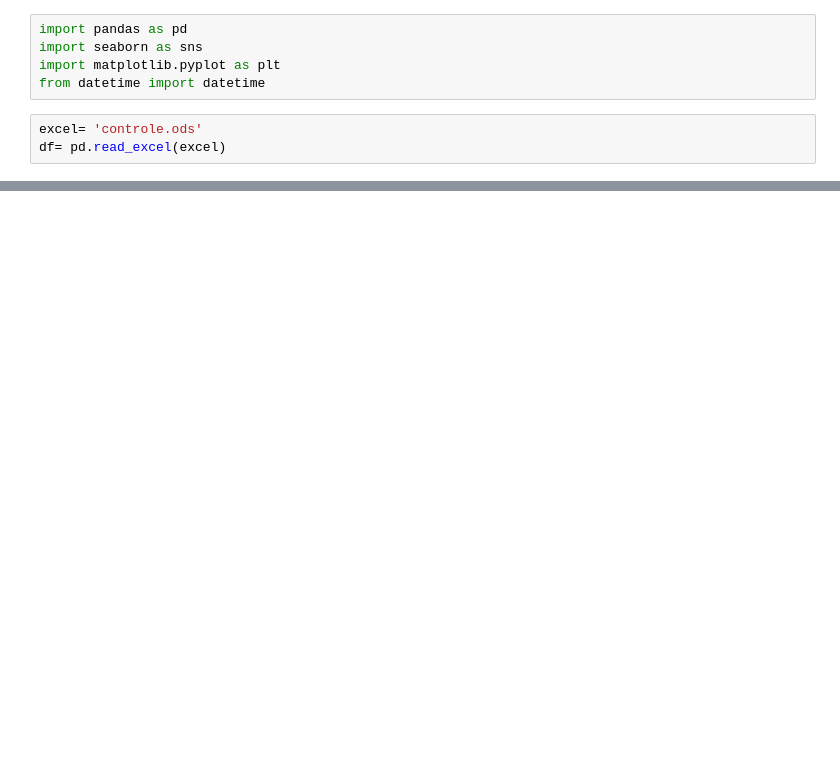
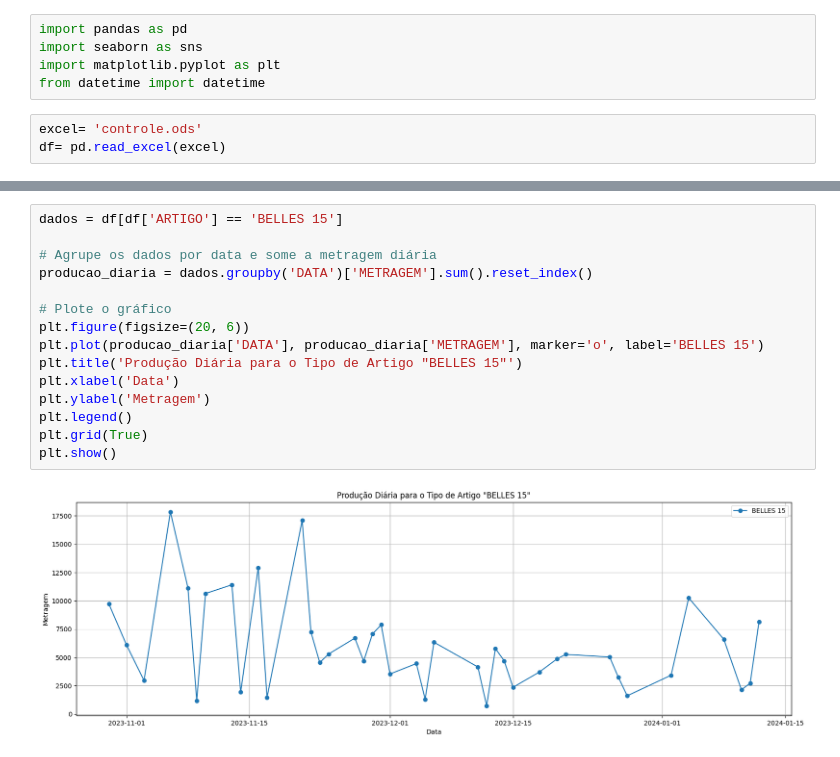
Before and after one commit to luisfernandogbraga/ANALISE_DE_PRODU-O_DULOREN, a Jupyter notebook: PRODUÇÃO.ipynb, the cells around one changed output, grey strips where cells are left out. Cells and saved outputs as stored; diff of their text form; blank space fills up the shorter version.

```diff
--- a/PRODUÇÃO.ipynb
+++ b/PRODUÇÃO.ipynb
@@ -210,0 +203,17 @@ plt.show()
+# %%
+dados = df[df['ARTIGO'] == 'BELLES 15']
+
+# Agrupe os dados por data e some a metragem diária
+producao_diaria = dados.groupby('DATA')['METRAGEM'].sum().reset_index()
+
+# Plote o gráfico
+plt.figure(figsize=(20, 6))
+plt.plot(producao_diaria['DATA'], producao_diaria['METRAGEM'], marker='o', label='BELLES 15')
+plt.title('Produção Diária para o Tipo de Artigo "BELLES 15"')
+plt.xlabel('Data')
+plt.ylabel('Metragem')
+plt.legend()
+plt.grid(True)
+plt.show()
+# %% [output]
+[figure, added]
```
Also changed, not shown: parts of 15 cells of this notebook, 5 other files.
